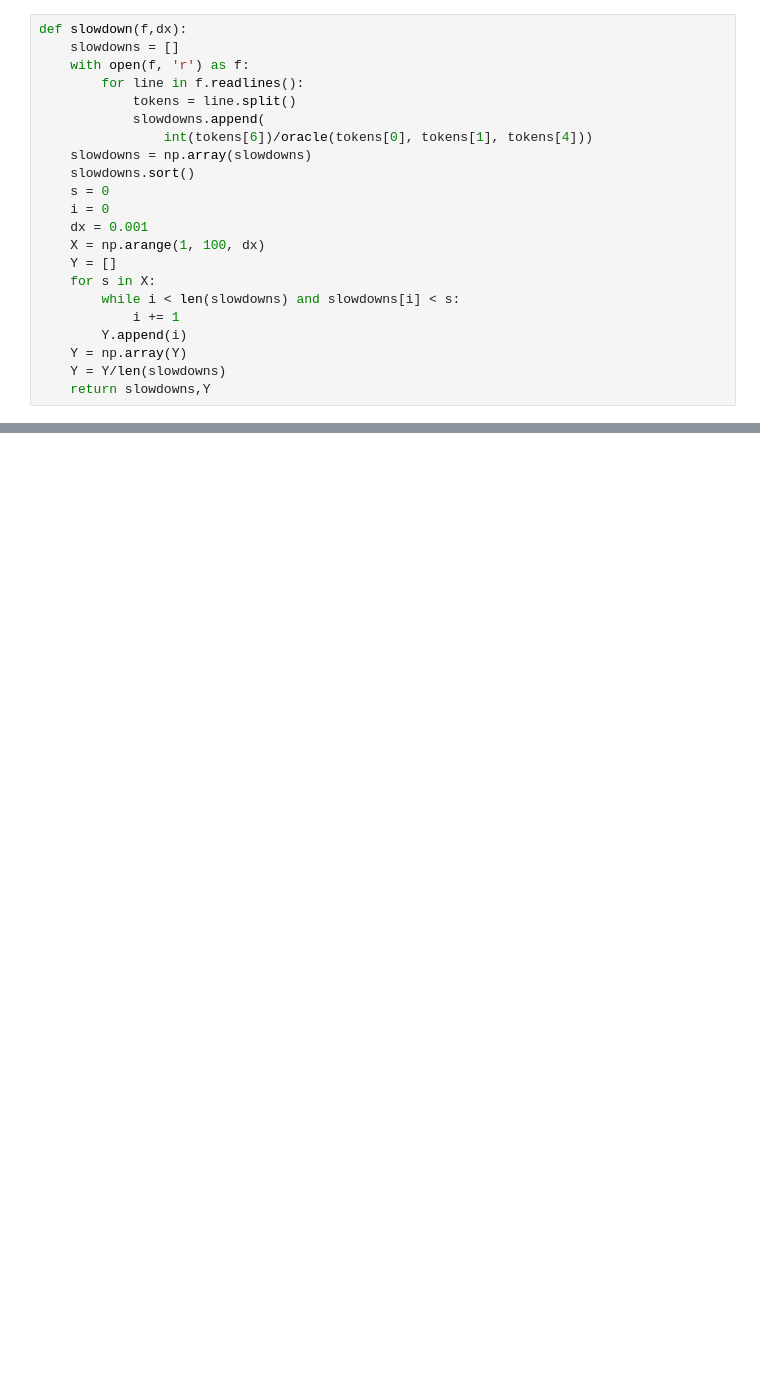
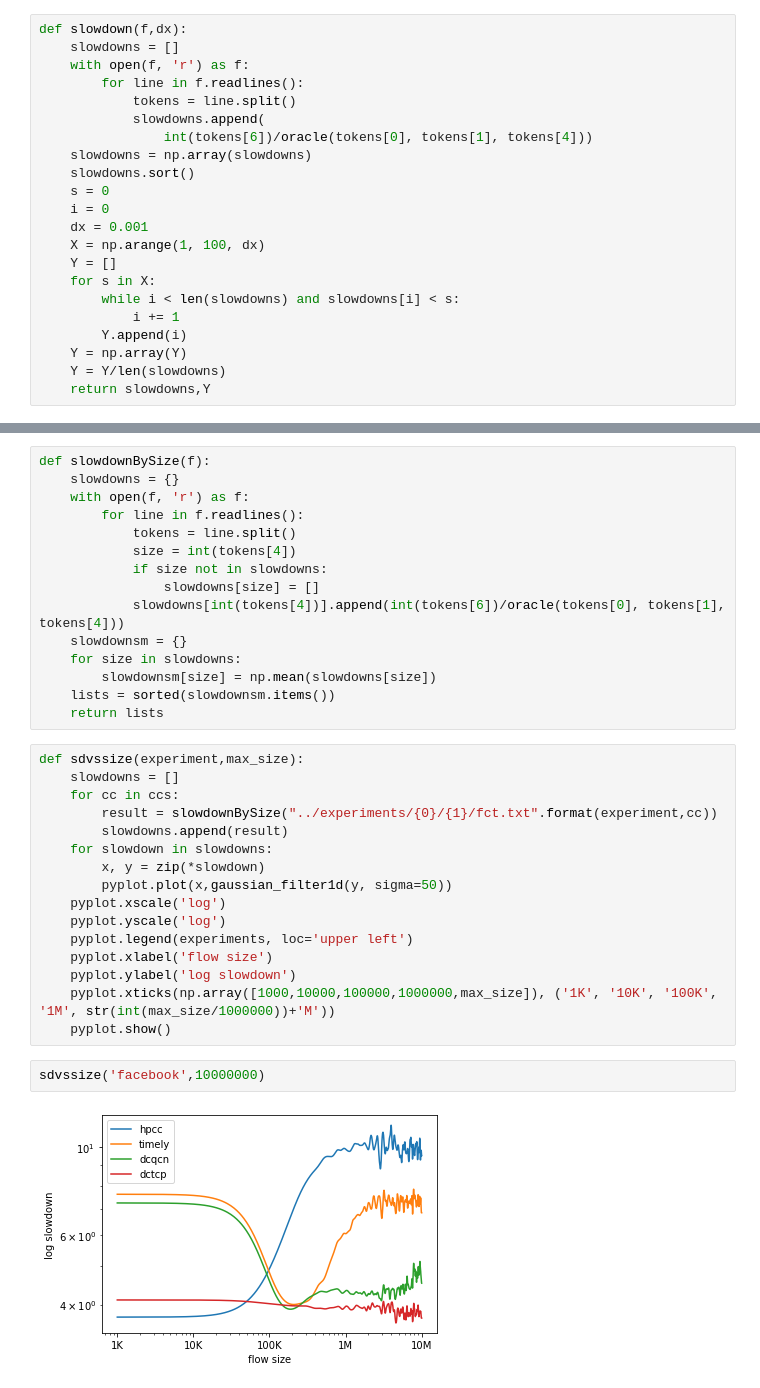
Before and after one commit to sakshamagarwals/High-Precision-Congestion-Control, a Jupyter notebook: visualizations/slowdown.ipynb, the cells around one changed output, grey strips where cells are left out. Cells and saved outputs as stored; diff of their text form; blank space fills up the shorter version.

```diff
--- a/visualizations/slowdown.ipynb
+++ b/visualizations/slowdown.ipynb
@@ -79,0 +94,35 @@ pyplot.show()
+# %%
+def slowdownBySize(f):
+    slowdowns = {}
+    with open(f, 'r') as f:
+        for line in f.readlines():
+            tokens = line.split()
+            size = int(tokens[4])
+            if size not in slowdowns:
+                slowdowns[size] = []
+            slowdowns[int(tokens[4])].append(int(tokens[6])/oracle(tokens[0], tokens[1], tokens[4]))
+    slowdownsm = {}
+    for size in slowdowns:
+        slowdownsm[size] = np.mean(slowdowns[size])
+    lists = sorted(slowdownsm.items())
+    return lists
+# %%
+def sdvssize(experiment,max_size):
+    slowdowns = []
+    for cc in ccs:
+        result = slowdownBySize("../experiments/{0}/{1}/fct.txt".format(experiment,cc))
+        slowdowns.append(result)
+    for slowdown in slowdowns:
+        x, y = zip(*slowdown)
+        pyplot.plot(x,gaussian_filter1d(y, sigma=50))
+    pyplot.xscale('log')
+    pyplot.yscale('log')
+    pyplot.legend(experiments, loc='upper left')
+    pyplot.xlabel('flow size')
+    pyplot.ylabel('log slowdown')
+    pyplot.xticks(np.array([1000,10000,100000,1000000,max_size]), ('1K', '10K', '100K', '1M', str(int(max_size/1000000))+'M'))
+    pyplot.show()
+# %%
+sdvssize('facebook',10000000)
+# %% [output]
+[figure, added]
```
Also changed, not shown: parts of 9 cells of this notebook, 4 other files.
